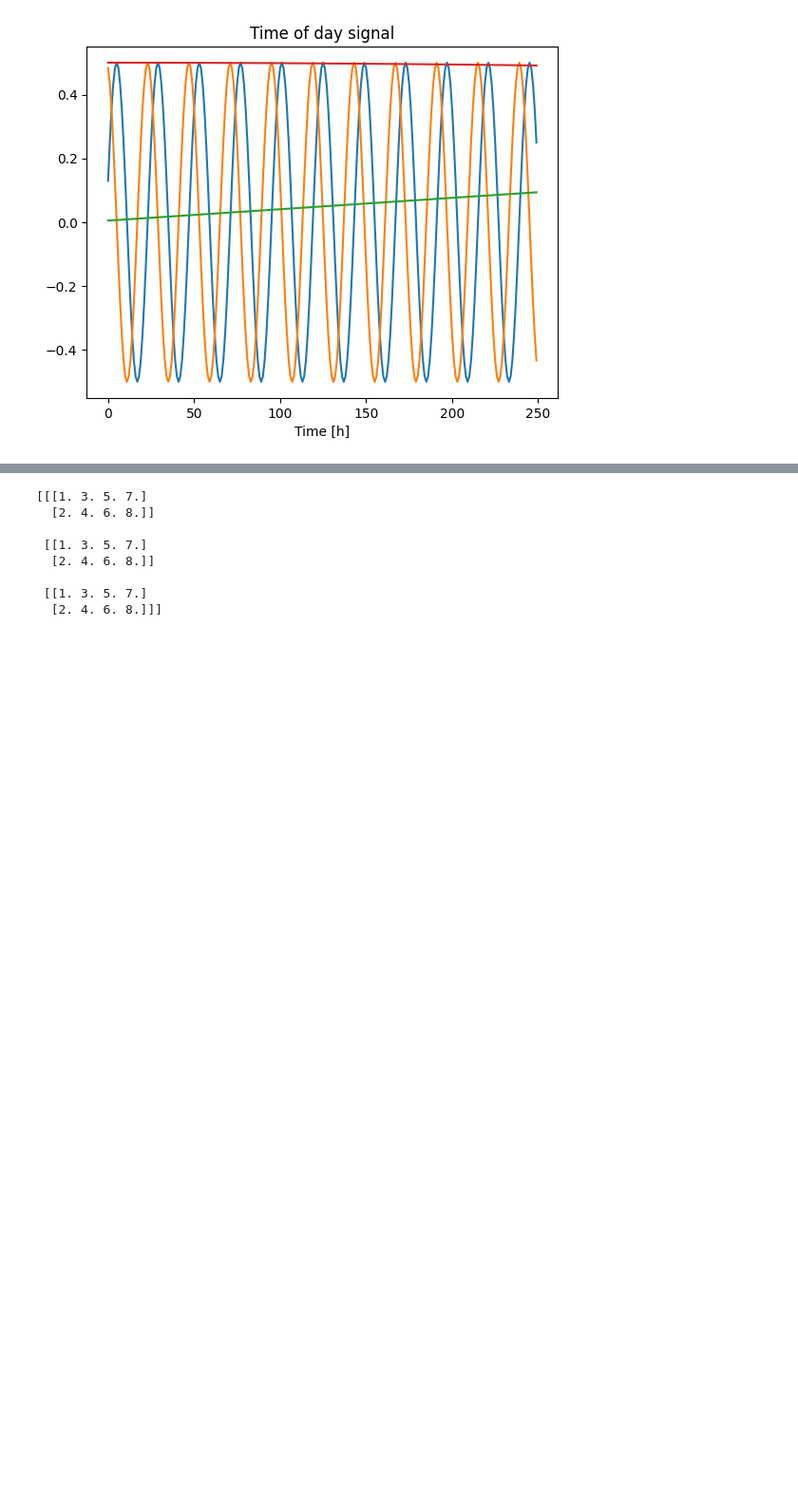
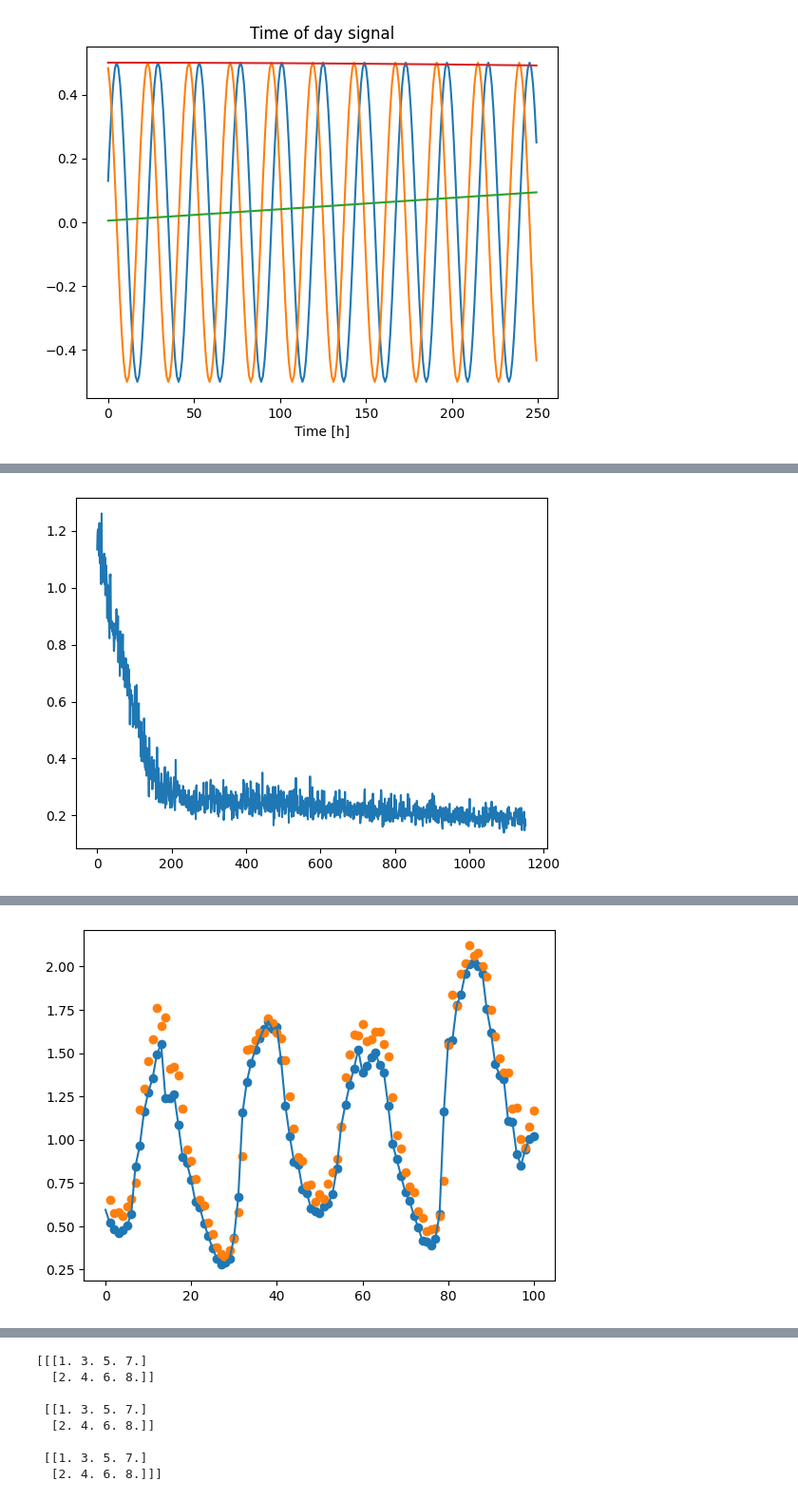
Before and after one commit to alexandrugris/collabs, a Jupyter notebook: timeseries-pytorch.ipynb, the cells around one changed output, grey strips where cells are left out. Shown at 95% size. Drawn from its saved outputs; the diff is of its cells as text; code cells hidden in the pictures; blank space fills up the shorter version.

Commit message:
basic linear, cnn and dnn regressions

```diff
--- a/timeseries-pytorch.ipynb
+++ b/timeseries-pytorch.ipynb
@@ -254,18 +295,31 @@ plt.plot(range(0, 110), train_df["T (degC)"][0:110])
 # simplest model - take one row, predict next temperature point
 
 def make_dataloader(df, input_window_len, target_len, shift):
+    cols = list(df.columns)
+
+    # make it a bit more complicated, remove the temperature completely
+    # usually this is not needed for timeseries prediction
+    # but more interesting to see how the models behave
+    cols.remove("T (degC)")
+    cols.remove("Tpot (K)")
+    cols.remove("Tdew (degC)")
+
+    print(cols)
     return DataLoader(
         WindowedDataset(
-            df, input_window_len, target_len, shift, df.columns, ["T (degC)"],
+            df, input_window_len, target_len, shift, cols, ["T (degC)"],
             transform=lambda v: torch.tensor(v, dtype=torch.float32),
             target_transform= lambda v: torch.tensor(v, dtype=torch.float32)
         ),
         batch_size=128,
         shuffle=True)
 
-train_loader = make_dataloader(train_df, 1, 1, 1)
-valid_loader = make_dataloader(val_df, 1, 1, 1)
-test_loader = make_dataloader(test_df, 1, 1, 1)
+def make_loaders(input_window_len, target_len, shift):
+    train_loader = make_dataloader(train_df, input_window_len, target_len, shift)
+    valid_loader = make_dataloader(val_df, input_window_len, target_len, shift)
+    test_loader = make_dataloader(test_df, input_window_len, target_len, shift)
+
+    return train_loader, valid_loader, test_loader
 # %%
 def RMSELoss(yhat,y):
     return torch.sqrt(torch.mean((yhat-y)**2))
@@ -319,6 +410,7 @@ class BasicLinear(nn.Module):
     def forward(self, x):
         return self.linear_stack(x)
 
-model = BasicLinear(train_loader.dataset.get_input_size(), train_loader.dataset.get_target_size()).to(device)
+t, v, tt = make_loaders(1, 1, 1)
+model = BasicLinear(t.dataset.get_input_size(), t.dataset.get_target_size()).to(device)
 print(model)
 # %% [output]
@@ -349,0 +425,5 @@ loss: 0.106071  [38528/49061]
+# %%
+model = create_trainer(t, model, 3)()
+eval(model, t, v, tt)
+v.dataset.plot_prediction(range(0, 100), "T (degC)", model)
+# %% [output]
@@ -349,0 +446 @@ loss: 0.106071  [38528/49061]
+[figure, added]
@@ -350,3 +450,4 @@ loss: 0.106071  [38528/49061]
+[figure, added]
 # %%
 # deep learning, dense, given 24h of data, predict 1h in advance,
 # stride of 1h
```
Also changed, not shown: parts of 14 cells of this notebook, 3 other files.
